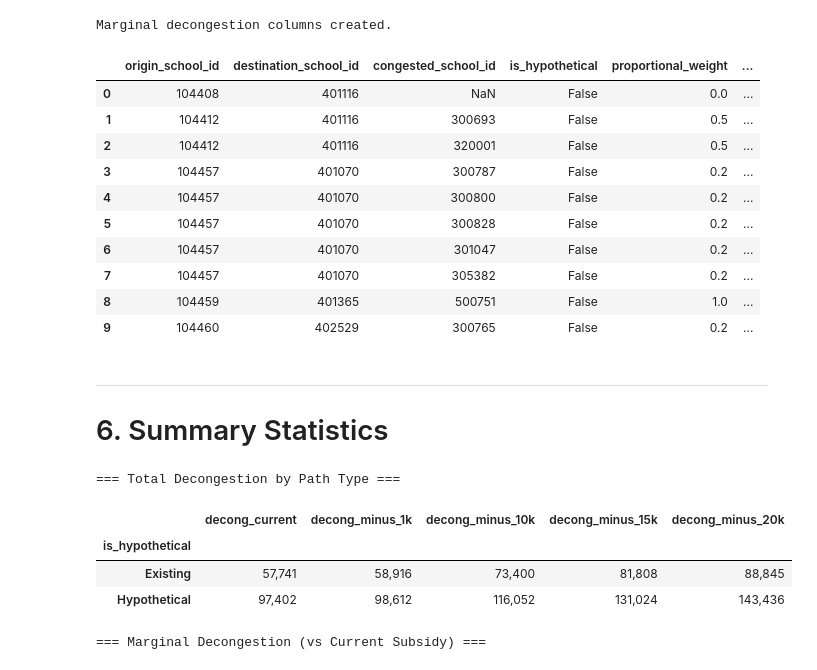
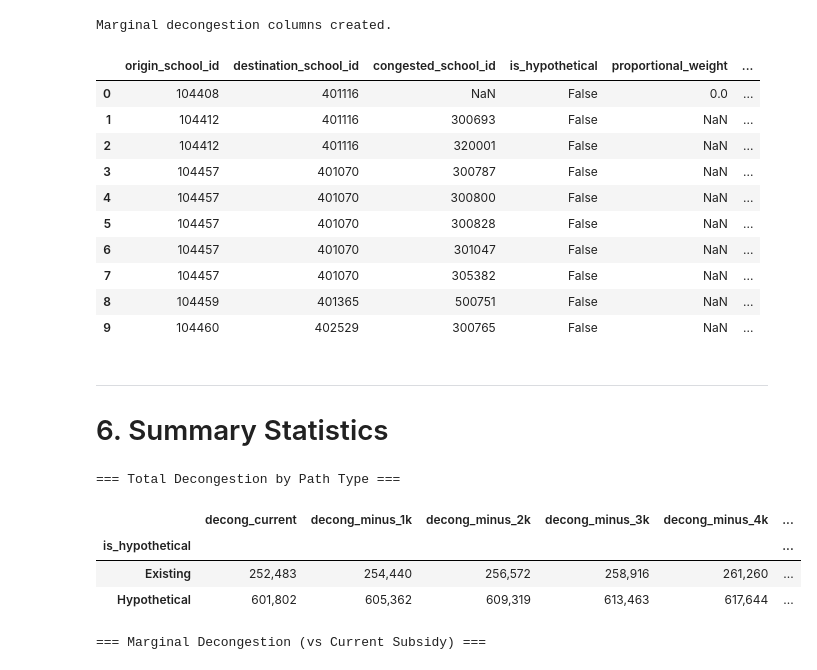
Before and after one commit to cair-philippines/project_paaral, a Jupyter notebook: notebooks/2.4e.-path-level-marginal-analysis.ipynb, the cells around one changed output. Saved outputs shown, nothing was run; the diff lists cells and outputs as text; code cells hidden in the pictures.

```diff
--- a/notebooks/2.4e.-path-level-marginal-analysis.ipynb
+++ b/notebooks/2.4e.-path-level-marginal-analysis.ipynb
@@ -38,6 +42,6 @@ We need three datasets:
 3. **Flow to Congested** — To link origins to congested public schools
 # %%
 # Candidate beneficiary pool (311K pairs with mu values)
-cbp = pd.read_parquet(OUTPUT_DIR / "full_candidate_beneficiary_pool.parquet")
+cbp = pd.read_parquet(OUTPUT_DIR / "full_candidate_beneficiary_pool_without_probdist_0207_model4.parquet")
 print(f"Candidate beneficiary pool: {cbp.shape[0]:,} pairs")
 # %% [output]
@@ -184,6 +312,6 @@ display(paths.head())
 no_congested = paths['congested_school_id'].isna()
 print(f"Paths without congested linkage: {no_congested.sum():,}")
 
-# Set weight to 0 for these (they don't contribute to decongestion)
-paths.loc[no_congested, 'proportional_weight'] = 0
+# # Set weight to 0 for these (they don't contribute to decongestion)
+# paths.loc[no_congested, 'proportional_weight'] = 0
 # %% [output]
@@ -195,3 +484,7 @@ Paths without congested linkage: 205
 For each path, compute:
 - `decongestion_X = mu_X × proportional_weight`
 - `marginal_decong_X = (mu_X - mu_current) × proportional_weight`
+# %%
+# Display column names that have mu values
+mu_cols = [col for col in cbp.columns if re.search(r'mu_minus', col)]
+print(mu_cols)
@@ -198,13 +493,16 @@ For each path, compute:
 # %%
-# Define scenarios
-SCENARIOS = {
-    'baseline': 'mu_baseline_0_subsidy',
-    'current': 'mu_with_current_subsidy',
-    'minus_1k': 'mu_with_minus_1k_net_cost',
-    'minus_10k': 'mu_with_minus_10k_net_cost',
-    'minus_15k': 'mu_with_minus_15k_net_cost',
-    'minus_20k': 'mu_with_minus_20k_net_cost',
-}
+# # Define scenarios
+# SCENARIOS = {
+#     'baseline': 'mu_baseline_0_subsidy',
+#     'current': 'mu_with_current_subsidy',
+#     'minus_1k': 'mu_with_minus_1k_net_cost',
+#     'minus_10k': 'mu_with_minus_10k_net_cost',
+#     'minus_15k': 'mu_with_minus_15k_net_cost',
+#     'minus_20k': 'mu_with_minus_20k_net_cost',
+# }
+keys = ['baseline', 'current'] + ['minus_'+str(n)+'k' for n in range(1, 21)]
+values = ['mu_baseline_0_subsidy', 'mu_current_subsidy'] + [col for col in mu_cols]
+SCENARIOS = {k:v for k,v in zip(keys, values)}
 
 print("Scenarios:")
 for name, col in SCENARIOS.items():
@@ -244,45 +552,47 @@ Marginal decongestion columns created.
 result_cols = [
     'origin_school_id', 'destination_school_id', 'congested_school_id',
     'is_hypothetical', 'proportional_weight',
-    'decong_current', 'decong_minus_10k', 'marginal_minus_10k'
+    'decong_current', 'decong_minus_1k', 'marginal_minus_2k',
+    'decong_minus_3k', 'marginal_minus_4k', 'decong_minus_5k',
 ]
 
 display(paths[result_cols].head(10))
 # %% [output]
 |  | origin_school_id | destination_school_id | congested_school_id | is_hypothetical | proportional_weight | ... |
 | 0 | 104408 | 401116 | NaN | False | 0.0 | ... |
-| 1 | 104412 | 401116 | 300693 | False | 0.5 | ... |
-| 2 | 104412 | 401116 | 320001 | False | 0.5 | ... |
-| 3 | 104457 | 401070 | 300787 | False | 0.2 | ... |
-| 4 | 104457 | 401070 | 300800 | False | 0.2 | ... |
-| 5 | 104457 | 401070 | 300828 | False | 0.2 | ... |
-| 6 | 104457 | 401070 | 301047 | False | 0.2 | ... |
-| 7 | 104457 | 401070 | 305382 | False | 0.2 | ... |
-| 8 | 104459 | 401365 | 500751 | False | 1.0 | ... |
-| 9 | 104460 | 402529 | 300765 | False | 0.2 | ... |
+| 1 | 104412 | 401116 | 300693 | False | NaN | ... |
+| 2 | 104412 | 401116 | 320001 | False | NaN | ... |
+| 3 | 104457 | 401070 | 300787 | False | NaN | ... |
+| 4 | 104457 | 401070 | 300800 | False | NaN | ... |
+| 5 | 104457 | 401070 | 300828 | False | NaN | ... |
+| 6 | 104457 | 401070 | 301047 | False | NaN | ... |
+| 7 | 104457 | 401070 | 305382 | False | NaN | ... |
+| 8 | 104459 | 401365 | 500751 | False | NaN | ... |
+| 9 | 104460 | 402529 | 300765 | False | NaN | ... |
 # %% [markdown]
 ---
 # 6. Summary Statistics
 # %%
 # Total decongestion by path type (existing vs hypothetical)
 summary = paths.groupby('is_hypothetical').agg({
     'decong_current': 'sum',
     'decong_minus_1k': 'sum',
-    'decong_minus_10k': 'sum',
-    'decong_minus_15k': 'sum',
-    'decong_minus_20k': 'sum',
+    'decong_minus_2k': 'sum',
+    'decong_minus_3k': 'sum',
+    'decong_minus_4k': 'sum',
+    'decong_minus_5k': 'sum',
 }).round(1)
 
 summary.index = summary.index.map({True: 'Hypothetical', False: 'Existing'})
 
 print("=== Total Decongestion by Path Type ===")
 display(summary.style.format("{:,.0f}"))
 # %% [output]
 === Total Decongestion by Path Type ===
-|  | decong_current | decong_minus_1k | decong_minus_10k | decong_minus_15k | decong_minus_20k |
-| is_hypothetical |  |  |  |  |  |
-| Existing | 57,741 | 58,916 | 73,400 | 81,808 | 88,845 |
-| Hypothetical | 97,402 | 98,612 | 116,052 | 131,024 | 143,436 |
+|  | decong_current | decong_minus_1k | decong_minus_2k | decong_minus_3k | decong_minus_4k | ... |
+| is_hypothetical |  |  |  |  |  | ... |
+| Existing | 252,483 | 254,440 | 256,572 | 258,916 | 261,260 | ... |
+| Hypothetical | 601,802 | 605,362 | 609,319 | 613,463 | 617,644 | ... |
 # %%
 # Marginal contribution by path type
 marginal_summary = paths.groupby('is_hypothetical').agg({
```
Also changed, not shown: parts of 33 cells of this notebook.
